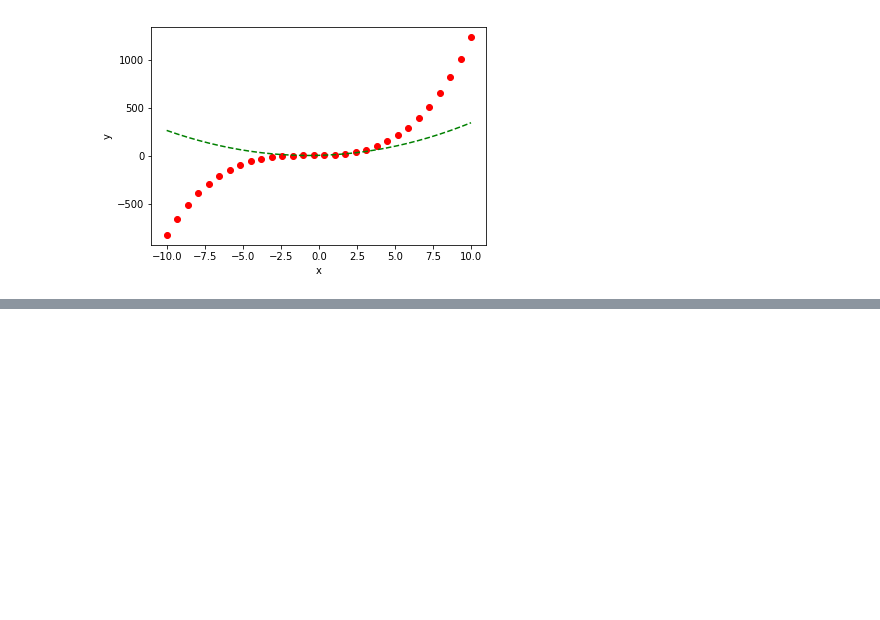
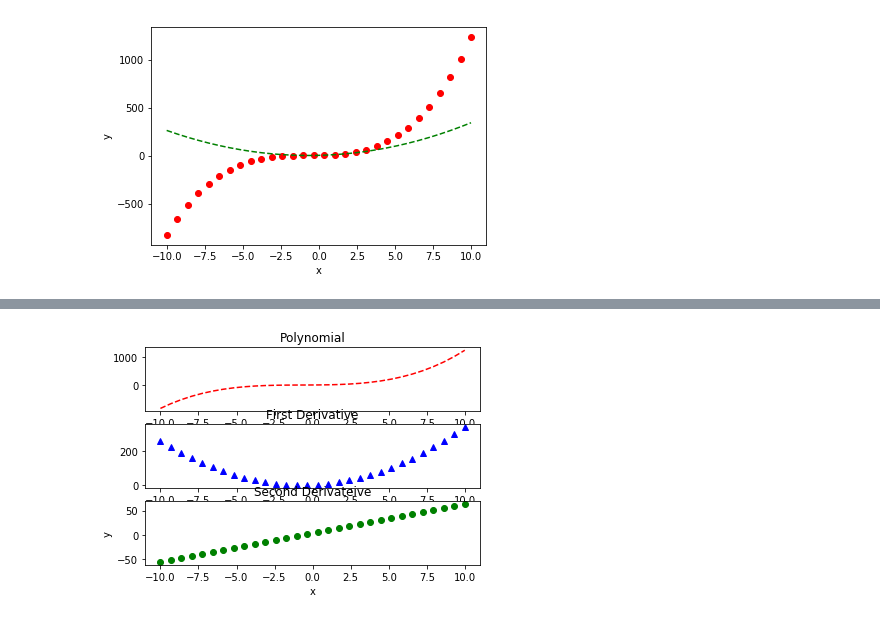
Before and after one commit to wanshicheng/numpy-tour, a Jupyter notebook: 使用 Matplotlib 绘图.ipynb, the cells around one changed output, grey strips where cells are left out. Drawn from its saved outputs; the diff is of its cells as text; code cells hidden in the pictures; blank space fills up the shorter version.

```diff
--- a/使用 Matplotlib 绘图.ipynb
+++ b/使用 Matplotlib 绘图.ipynb
@@ -37,0 +40,26 @@ plt.show()
+# %%
+import numpy as np
+import matplotlib.pyplot as plt
+
+func = np.poly1d(np.array([1, 2, 3, 4]).astype(np.float64))
+x = np.linspace(-10, 10, 30)
+y = func(x)
+func1 = func.deriv(m=1)
+y1 = func1(x)
+func2 = func.deriv(m=2)
+y2 = func2(x)
+
+plt.subplot(311)
+plt.plot(x, y, 'r--')
+plt.title('Polynomial')
+plt.subplot(312)
+plt.plot(x, y1, 'b^')
+plt.title('First Derivative')
+plt.subplot(313)
+plt.plot(x, y2, 'go')
+plt.title('Second Derivateive')
+plt.xlabel('x')
+plt.ylabel('y')
+plt.show()
+# %% [output]
+[figure, added]
```
Also changed, not shown: parts of 2 cells of this notebook.
